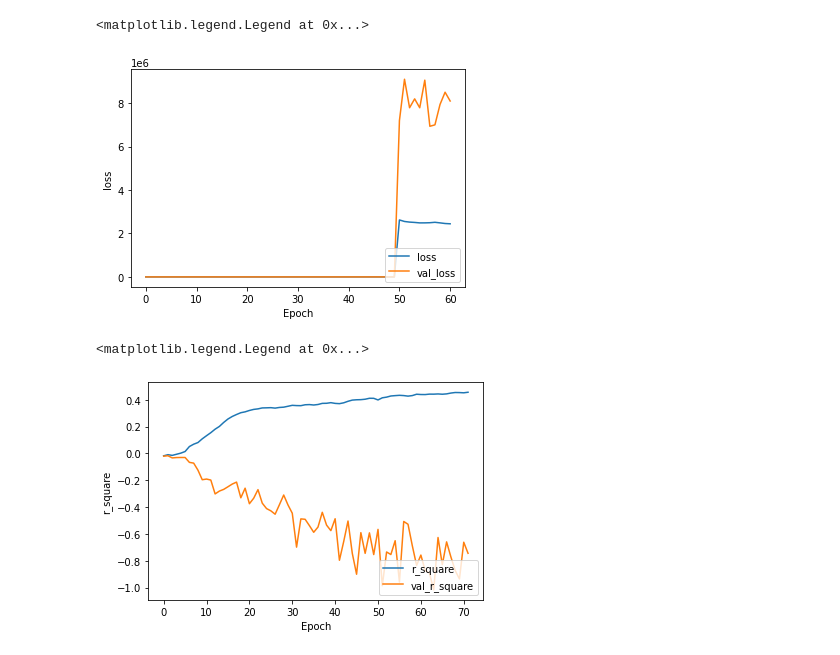
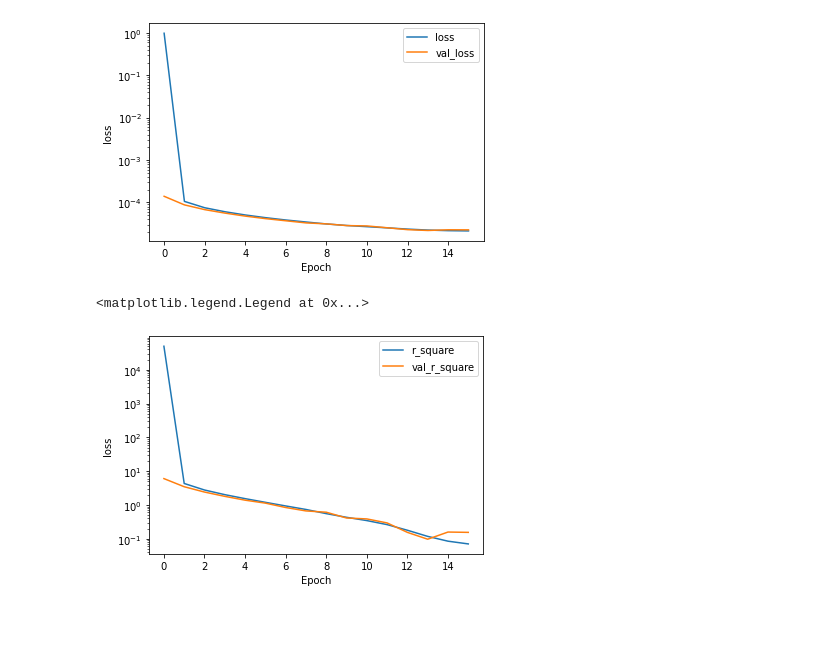
Before and after one commit to wurdahl/kSZ-Velocity-Recon-ML, a Jupyter notebook: GenerativeModel.ipynb, the cells around one changed output. Cells and saved outputs as stored; diff of their text form; code cells hidden in the pictures; blank space fills up the shorter version.

Commit message:
Best Model So far

```diff
--- a/GenerativeModel.ipynb
+++ b/GenerativeModel.ipynb
@@ -155,7 +199,7 @@ modelHP.compile(optimizer=tf.keras.optimizers.Adam(1e-2),
 # %%
 history = modelHP.fit(
     dset_train,
-    epochs=50,
+    epochs=10,
     validation_data = dset_test
 )
 # %% [output]
@@ -179,12 +226,6 @@ Epoch 50/50
-# %%
-modelHP.compile(optimizer=tf.keras.optimizers.Adam(1e-2),
-              #loss=tf.keras.losses.Huber(delta=1.0,reduction="auto",name="huber_loss"),
-                loss=tf.keras.losses.MeanSquaredError(),
-              metrics=[r_square]
-)
 # %%
-initial_epochs = 50
-fine_tune_epochs = 10
+initial_epochs = 10
+fine_tune_epochs = 2
 total_epochs =  initial_epochs + fine_tune_epochs
 
 history_further = modelHP.fit(dset_train,
@@ -212,5 +242,5 @@ Epoch 60/60
 # %%
-total_epochs =  initial_epochs + fine_tune_epochs+10
+total_epochs =  initial_epochs + fine_tune_epochs+2
 
 history_furthest = modelHP.fit(dset_train,
                          epochs=total_epochs,
@@ -265,28 +300,19 @@ np.mean(correlation)
 # %%
-plt.plot(np.append(history.history['loss'],history_further.history['loss']), label='loss')
-plt.plot(np.append(history.history['val_loss'],history_further.history['val_loss']), label = 'val_loss')
+plt.semilogy(np.concatenate((history.history['loss'],history_further.history['loss'],history_furthest.history['loss'])), label='loss');
+plt.semilogy(np.concatenate((history.history['val_loss'],history_further.history['val_loss'],history_furthest.history['val_loss'])), label = 'val_loss');
 plt.xlabel('Epoch')
 plt.ylabel('loss')
 #plt.ylim([0.5, 1])
-plt.legend(loc='lower right')
-plt.xlabel('Epoch')
-plt.ylabel('loss')
-#plt.ylim([0.5, 1])
-plt.legend(loc='lower right')
+plt.legend(loc='upper right');
 # %% [output]
-<matplotlib.legend.Legend at 0x...>
-[figure, old version]
+[figure, new version]
 # %%
-plt.plot(np.append(np.append(history.history['r_square'],history_further.history['r_square']),history_furthest.history['r_square']), label='r_square')
-plt.plot(np.append(np.append(history.history['val_r_square'],history_further.history['val_r_square']),history_furthest.history['val_r_square']), label = 'val_r_square')
+plt.semilogy(-np.append(np.append(history.history['r_square'],history_further.history['r_square']),history_furthest.history['r_square']), label='r_square')
+plt.semilogy(-np.append(np.append(history.history['val_r_square'],history_further.history['val_r_square']),history_furthest.history['val_r_square']), label = 'val_r_square')
 plt.xlabel('Epoch')
 plt.ylabel('loss')
 #plt.ylim([0.5, 1])
-plt.legend(loc='lower right')
-plt.xlabel('Epoch')
-plt.ylabel('r_square')
-#plt.ylim([0.5, 1])
-plt.legend(loc='lower right')
+plt.legend(loc='upper right')
 # %% [output]
 <matplotlib.legend.Legend at 0x...>
-[figure, old version]
+[figure, new version]
```
Also changed, not shown: parts of 22 cells of this notebook.
